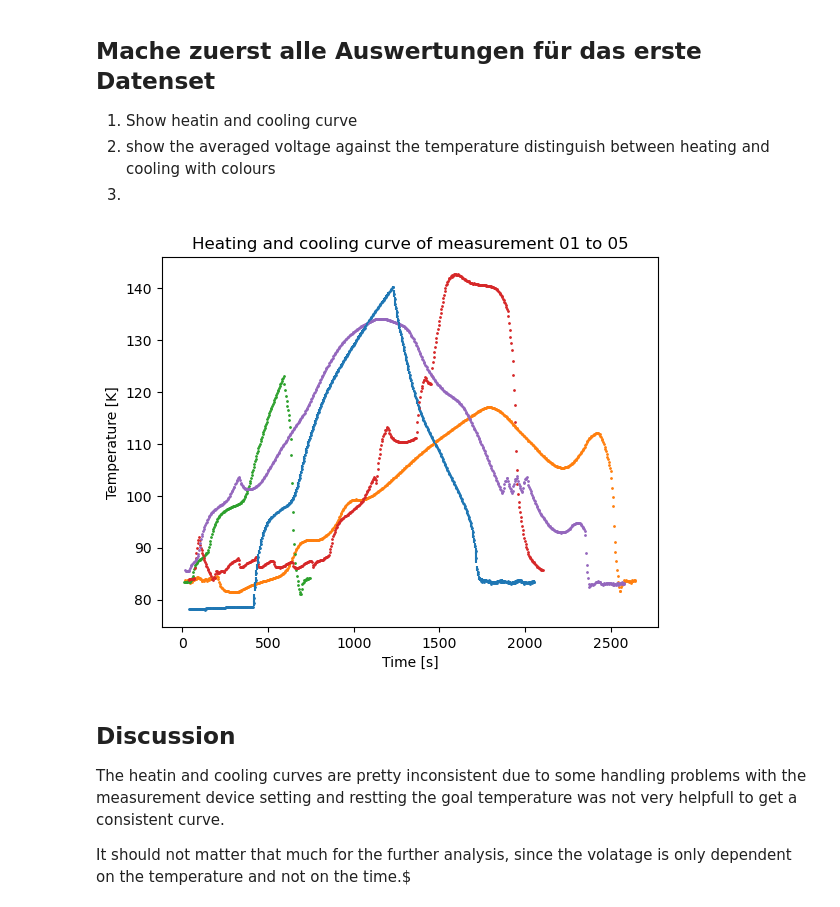
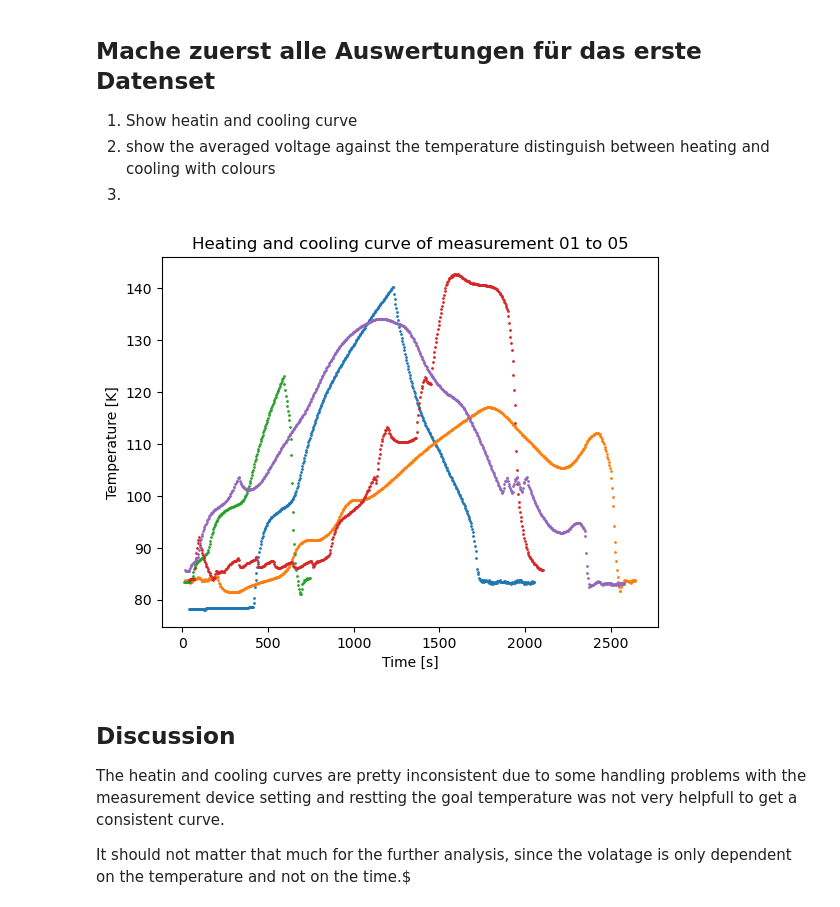
Before and after one commit to JanZur/Solid_state_physics_lab, a Jupyter notebook: solidstates_lab.ipynb, the cells around one changed output. Cells and saved outputs as stored; diff of their text form; code cells hidden in the pictures.

```diff
--- a/solidstates_lab.ipynb
+++ b/solidstates_lab.ipynb
@@ -39,33 +41,33 @@ plt.scatter(measurement_07_data[:,5], measurement_07_data[:,4], s =1)
 # %%
 # 1. Show heating and cooling curve
 #temperature_uncertainty_01 =  np.abs(measurement_01_data[:,5] - measurement_01_data[:,0])
 
 measurement_01_data_average_temperature = (measurement_01_data[:,0] + measurement_01_data[:,5]) / 2
 measurement_02_data_average_temperature = (measurement_02_data[:,0] + measurement_02_data[:,5]) / 2
 measurement_03_data_average_temperature = (measurement_03_data[:,0] + measurement_03_data[:,5]) / 2
 measurement_04_data_average_temperature = (measurement_04_data[:,0] + measurement_04_data[:,5]) / 2
 measurement_05_data_average_temperature = (measurement_05_data[:,0] + measurement_05_data[:,5]) / 2
 measurement_06_data_average_temperature = (measurement_06_data[:,0] + measurement_06_data[:,5]) / 2
 measurement_07_data_average_temperature = (measurement_07_data[:,0] + measurement_07_data[:,5]) / 2
 
 
 plt.scatter(measurement_01_data[:,7],measurement_01_data_average_temperature, s = 1)
 plt.scatter(measurement_02_data[:,7],measurement_02_data_average_temperature, s = 1)
 plt.scatter(measurement_03_data[:,7],measurement_03_data_average_temperature, s = 1)
 plt.scatter(measurement_04_data[:,7],measurement_04_data_average_temperature, s = 1)
 plt.scatter(measurement_05_data[:,7],measurement_05_data_average_temperature, s = 1)
 
 #add error bars to the plot
-plt.errorbar(measurement_01_data[:,7],measurement_01_data_average_temperature, yerr = temperature_uncertainty_01, fmt = 'none')
+plt.errorbar(measurement_01_data[:,7],measurement_01_data_average_temperature, fmt = 'none')
 
 
 
 plt.xlabel('Time [s]')
 plt.ylabel('Temperature [K]')
 plt.title('Heating and cooling curve of measurement 01 to 05')
 plt.show()
 # %% [output]
-[figure, old version]
+[figure, new version]
 # %% [markdown]
 ## Discussion
 The heatin and cooling curves are pretty inconsistent due to some handling problems with the measurement device
```
Also changed, not shown: parts of 7 cells of this notebook.
